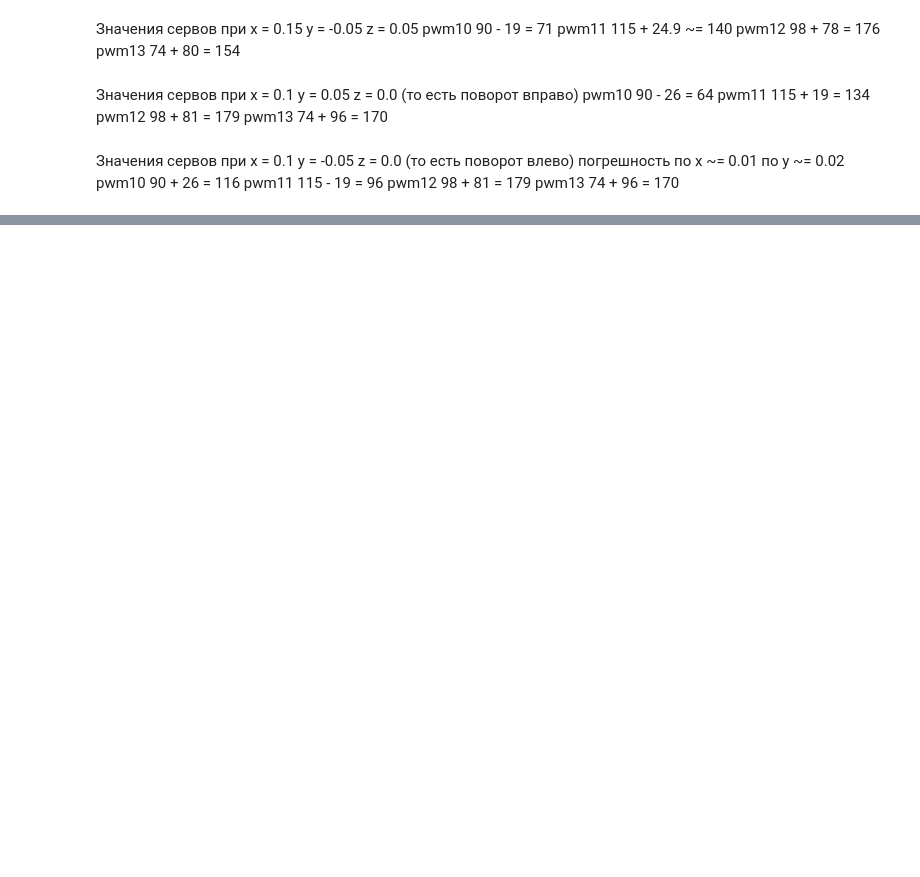
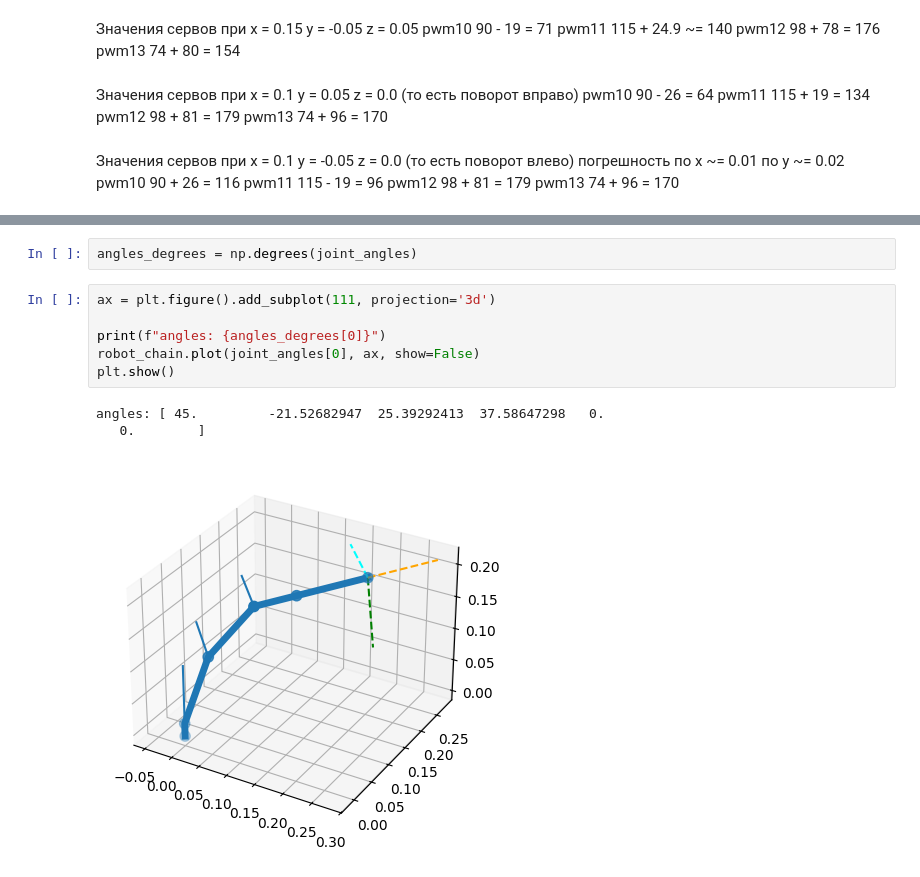
Before and after one commit to lashy0/robot-manipulator, a Jupyter notebook: tools/robot.ipynb, the cells around one changed output, grey strips where cells are left out. Saved outputs shown, nothing was run; the diff lists cells and outputs as text; blank space fills up the shorter version.

```diff
--- a/tools/robot.ipynb
+++ b/tools/robot.ipynb
@@ -129,0 +228,12 @@ URDF Link base :
+# %%
+angles_degrees = np.degrees(joint_angles)
+# %%
+ax = plt.figure().add_subplot(111, projection='3d')
+
+print(f"angles: {angles_degrees[0]}")
+robot_chain.plot(joint_angles[0], ax, show=False)
+plt.show()
+# %% [output]
+angles: [ 45.         -21.52682947  25.39292413  37.58647298   0.
+   0.        ]
+[figure, added]
```
Also changed, not shown: parts of 16 cells of this notebook, 13 other files.
